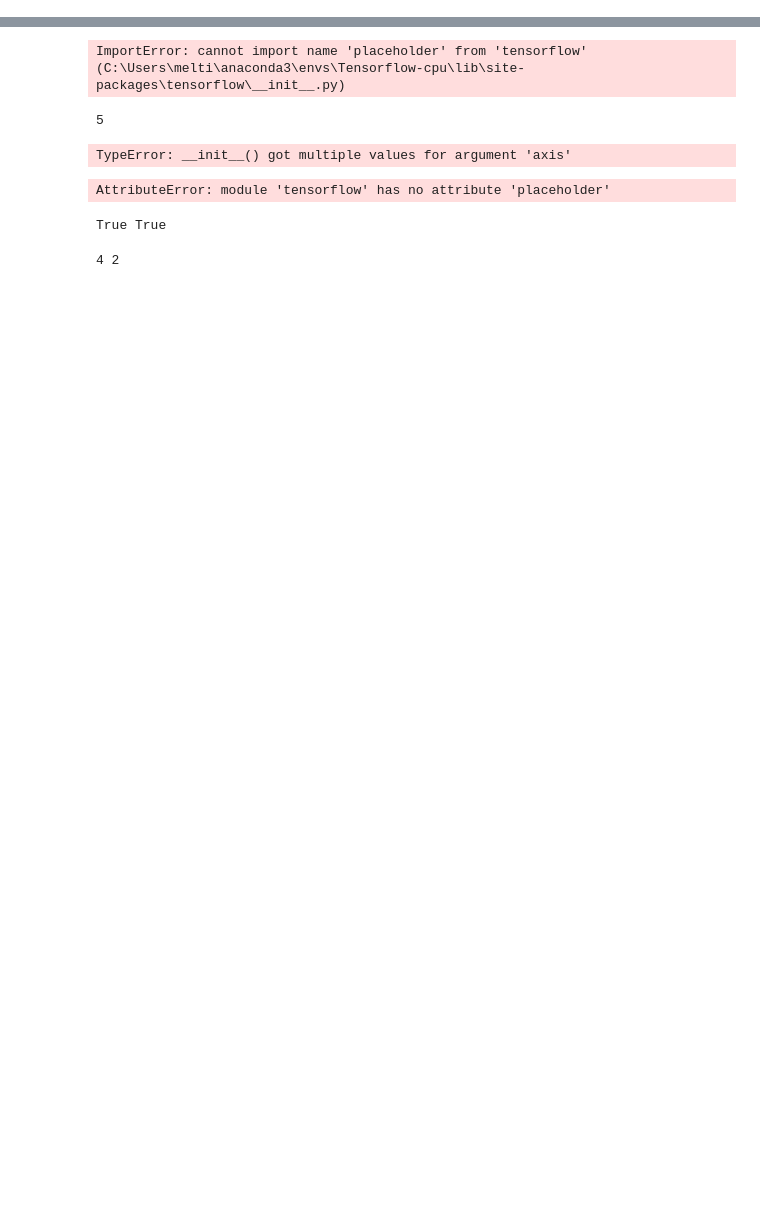
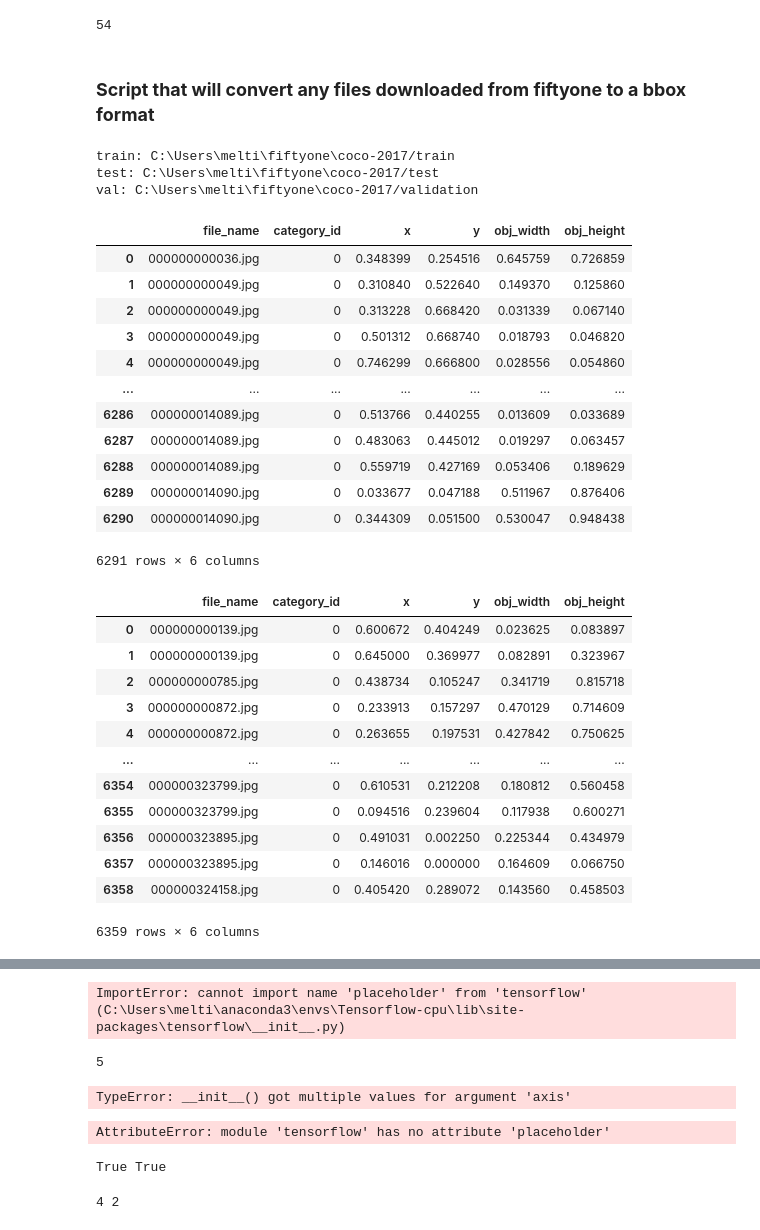
Before and after one commit to dmts94/yolo_human_orientation_detection, a Jupyter notebook: Common/code_testing.ipynb, the cells around one changed output, grey strips where cells are left out. Drawn from its saved outputs; the diff is of its cells as text; code cells hidden in the pictures; blank space fills up the shorter version.

```diff
--- a/Common/code_testing.ipynb
+++ b/Common/code_testing.ipynb
@@ -33,2 +59,25 @@ See https://voxel51.com/docs/fiftyone/user_guide/config.html for details.
 # %%
 session = fo.launch_app(dataset)
+# %%
+
+#easydict analogous
+j = {"List1":[{'type': 'point', 'coordinates': [100, 54]}]}
+
+print(j['List1'][0]['coordinates'][1])
+# %% [output]
+54
+# %% [markdown]
+### __Script that will convert any files downloaded from fiftyone to a bbox format__
+# %%
+def get_train_test_val_datadirs(fiftyone_default_dataset):
+    datadir = get_default_dataset_dir(fiftyone_default_dataset)
+    origin_cwd = globals()['_dh'][0]
+    os.chdir(datadir)
+
+    _train_dir = f'{os.getcwd()}/train'
+    _test_dir = f'{os.getcwd()}/test'
+    _val_dir = f'{os.getcwd()}/validation'
+
+    os.chdir(origin_cwd)
+
+    return _train_dir, _test_dir, _val_dir
@@ -34,0 +156,48 @@ session = fo.launch_app(dataset)
+# %%
+train_dir, test_dir, val_dir = get_train_test_val_datadirs('coco-2017')
+print(f'train: {train_dir}\ntest: {test_dir}\nval: {val_dir}')
+df = pd.DataFrame()
+for path in [train_dir, val_dir]:
+    _f = f'{path}/labels.json'
+
+    json_file_contents = ''
+
+    with open(_f, 'r') as file:
+        json_file_contents = file.read()#
+        df = convert_to_df_with_bbox(json_file_contents, path, classmap = {1:0})
+        df = scale_bbox(df)
+        df = pd.pivot_table(df, index = [df.index.to_series(), 'file_name'])#, values = ['x','y','obj_width','obj_height']))
+        df_to_yolo(df, path)
+        file.close()
+
+text = df.to_numpy()
+# %% [output]
+train: C:\Users\melti\fiftyone\coco-2017/train
+test: C:\Users\melti\fiftyone\coco-2017/test
+val: C:\Users\melti\fiftyone\coco-2017/validation
+|  | file_name | category_id | x | y | obj_width | obj_height |
+| 0 | 000000000036.jpg | 0 | 0.348399 | 0.254516 | 0.645759 | 0.726859 |
+| 1 | 000000000049.jpg | 0 | 0.310840 | 0.522640 | 0.149370 | 0.125860 |
+| 2 | 000000000049.jpg | 0 | 0.313228 | 0.668420 | 0.031339 | 0.067140 |
+| 3 | 000000000049.jpg | 0 | 0.501312 | 0.668740 | 0.018793 | 0.046820 |
+| 4 | 000000000049.jpg | 0 | 0.746299 | 0.666800 | 0.028556 | 0.054860 |
+| ... | ... | ... | ... | ... | ... | ... |
+| 6286 | 000000014089.jpg | 0 | 0.513766 | 0.440255 | 0.013609 | 0.033689 |
+| 6287 | 000000014089.jpg | 0 | 0.483063 | 0.445012 | 0.019297 | 0.063457 |
+| 6288 | 000000014089.jpg | 0 | 0.559719 | 0.427169 | 0.053406 | 0.189629 |
+| 6289 | 000000014090.jpg | 0 | 0.033677 | 0.047188 | 0.511967 | 0.876406 |
+| 6290 | 000000014090.jpg | 0 | 0.344309 | 0.051500 | 0.530047 | 0.948438 |
+6291 rows × 6 columns
+|  | file_name | category_id | x | y | obj_width | obj_height |
+| 0 | 000000000139.jpg | 0 | 0.600672 | 0.404249 | 0.023625 | 0.083897 |
+| 1 | 000000000139.jpg | 0 | 0.645000 | 0.369977 | 0.082891 | 0.323967 |
+| 2 | 000000000785.jpg | 0 | 0.438734 | 0.105247 | 0.341719 | 0.815718 |
+| 3 | 000000000872.jpg | 0 | 0.233913 | 0.157297 | 0.470129 | 0.714609 |
+| 4 | 000000000872.jpg | 0 | 0.263655 | 0.197531 | 0.427842 | 0.750625 |
+| ... | ... | ... | ... | ... | ... | ... |
+| 6354 | 000000323799.jpg | 0 | 0.610531 | 0.212208 | 0.180812 | 0.560458 |
+| 6355 | 000000323799.jpg | 0 | 0.094516 | 0.239604 | 0.117938 | 0.600271 |
+| 6356 | 000000323895.jpg | 0 | 0.491031 | 0.002250 | 0.225344 | 0.434979 |
+| 6357 | 000000323895.jpg | 0 | 0.146016 | 0.000000 | 0.164609 | 0.066750 |
+| 6358 | 000000324158.jpg | 0 | 0.405420 | 0.289072 | 0.143560 | 0.458503 |
+6359 rows × 6 columns
```
Also changed, not shown: parts of 20 cells of this notebook, 2 other files.
